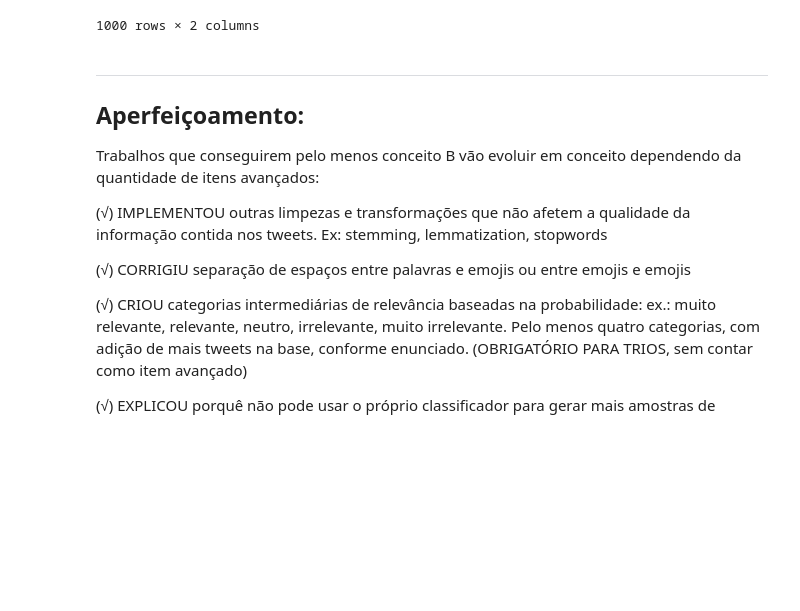
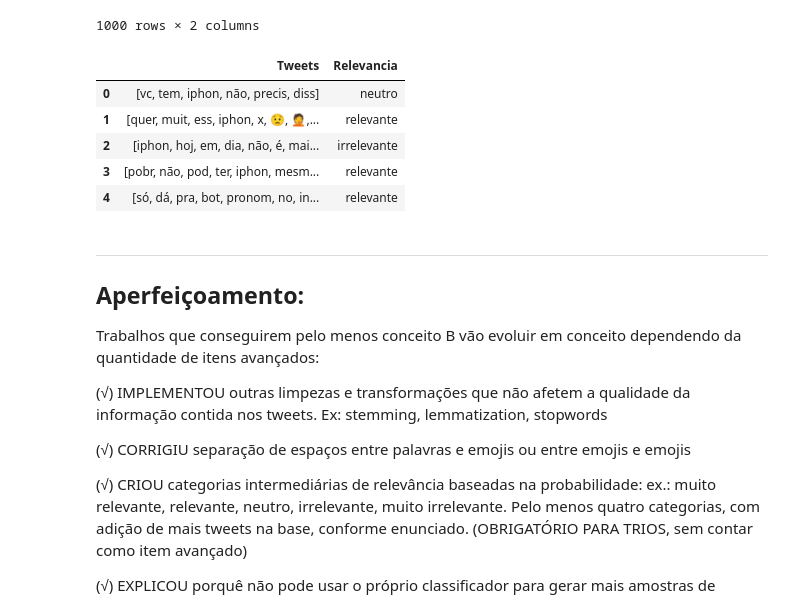
Before and after one commit to G3mha/does-Twitter-like-iPhone, a Jupyter notebook: Projeto1_Layout_Classificador.ipynb, the cells around one changed output. Cells and saved outputs as stored; diff of their text form; code cells hidden in the pictures; blank space fills up the shorter version.

Commit message:
recriando categorias

```diff
--- a/Projeto1_Layout_Classificador.ipynb
+++ b/Projeto1_Layout_Classificador.ipynb
@@ -345,6 +345,25 @@ df_complete
 | 998 | [ador, ver, ess, vide, do, lanç, ... | neutro |
 | 999 | [troq, meu, celul, num, iphon, am] | relevante |
 1000 rows × 2 columns
+# %%
+# recriando as categorias classificativas
+
+new_relevancia = []
+for r in df_complete.Relevancia:
+    if r == "muito irrelevante":
+        r = "irrelevante"
+    if r == "muito relevante":
+        r = "relevante"
+    new_relevancia.append(r)
+df_complete["Relevancia"] = new_relevancia
+df_complete.head()
+# %% [output]
+|  | Tweets | Relevancia |
+| 0 | [vc, tem, iphon, não, precis, diss] | neutro |
+| 1 | [quer, muit, ess, iphon, x, 😟, 🤦,... | relevante |
+| 2 | [iphon, hoj, em, dia, não, é, mai... | irrelevante |
+| 3 | [pobr, não, pod, ter, iphon, mesm... | relevante |
+| 4 | [só, dá, pra, bot, pronom, no, in... | relevante |
 # %%
 # construindo classificador
 categorias = ['irrelevante','neutro', 'relevante']
```
